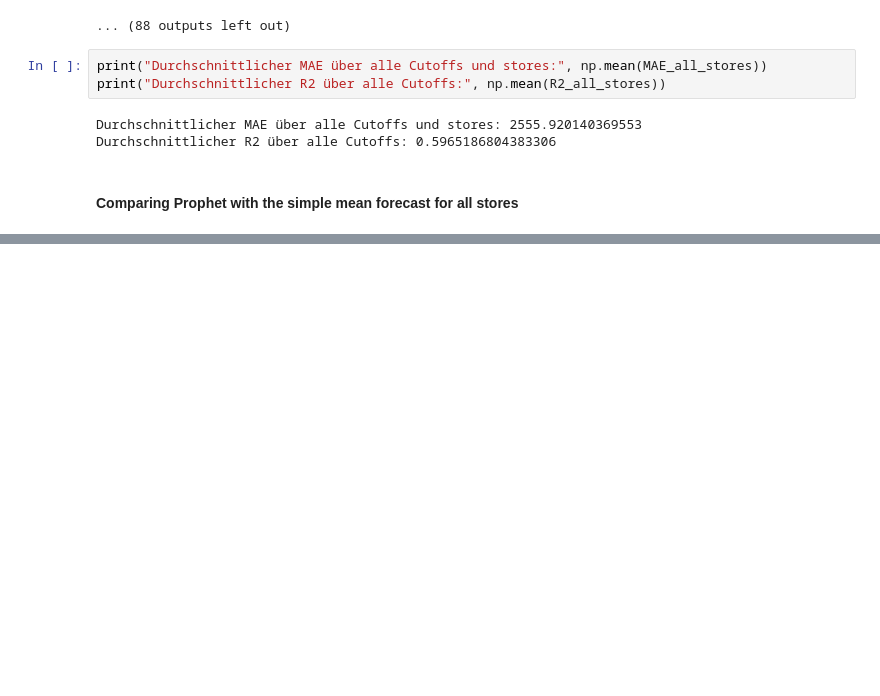
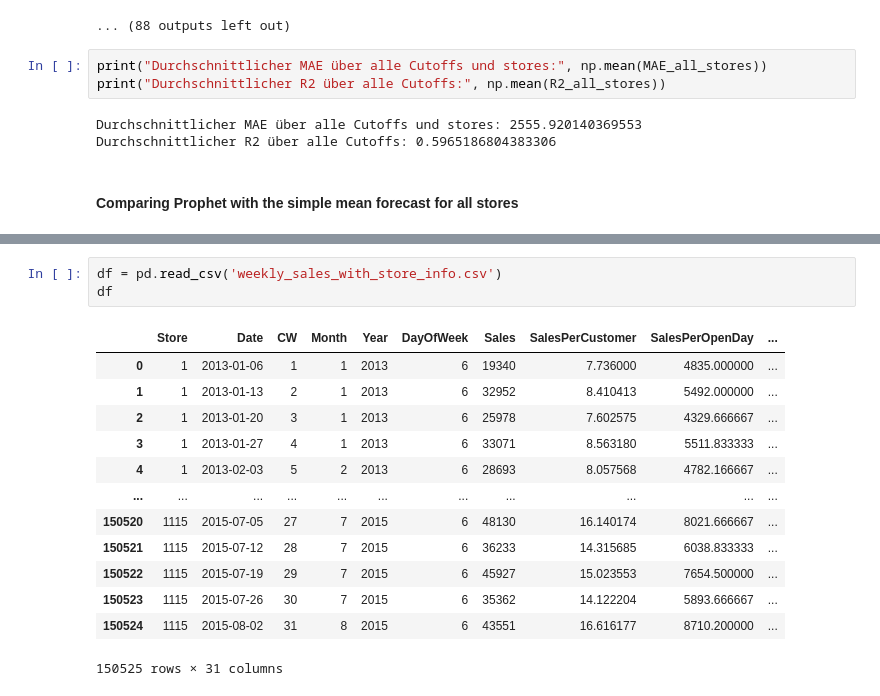
Before and after one commit to Dsite42/Capstone_Project_Rossmann, a Jupyter notebook: Capstone Projekt Rossmann - Predictive Modeling.ipynb, the cells around one changed output, grey strips where cells are left out. Saved outputs shown, nothing was run; the diff lists cells and outputs as text; blank space fills up the shorter version.

```diff
--- a/Capstone Projekt Rossmann - Predictive Modeling.ipynb
+++ b/Capstone Projekt Rossmann - Predictive Modeling.ipynb
@@ -1291,0 +1289,17 @@ Mean of Diff_mean: 5080.371356502242 MAE: 5080.371356502242 R2: 0.12489248642589
+# %%
+df = pd.read_csv('weekly_sales_with_store_info.csv')
+df
+# %% [output]
+|  | Store | Date | CW | Month | Year | DayOfWeek | Sales | SalesPerCustomer | SalesPerOpenDay | ... |
+| 0 | 1 | 2013-01-06 | 1 | 1 | 2013 | 6 | 19340 | 7.736000 | 4835.000000 | ... |
+| 1 | 1 | 2013-01-13 | 2 | 1 | 2013 | 6 | 32952 | 8.410413 | 5492.000000 | ... |
+| 2 | 1 | 2013-01-20 | 3 | 1 | 2013 | 6 | 25978 | 7.602575 | 4329.666667 | ... |
+| 3 | 1 | 2013-01-27 | 4 | 1 | 2013 | 6 | 33071 | 8.563180 | 5511.833333 | ... |
+| 4 | 1 | 2013-02-03 | 5 | 2 | 2013 | 6 | 28693 | 8.057568 | 4782.166667 | ... |
+| ... | ... | ... | ... | ... | ... | ... | ... | ... | ... | ... |
+| 150520 | 1115 | 2015-07-05 | 27 | 7 | 2015 | 6 | 48130 | 16.140174 | 8021.666667 | ... |
+| 150521 | 1115 | 2015-07-12 | 28 | 7 | 2015 | 6 | 36233 | 14.315685 | 6038.833333 | ... |
+| 150522 | 1115 | 2015-07-19 | 29 | 7 | 2015 | 6 | 45927 | 15.023553 | 7654.500000 | ... |
+| 150523 | 1115 | 2015-07-26 | 30 | 7 | 2015 | 6 | 35362 | 14.122204 | 5893.666667 | ... |
+| 150524 | 1115 | 2015-08-02 | 31 | 8 | 2015 | 6 | 43551 | 16.616177 | 8710.200000 | ... |
+150525 rows × 31 columns
```
Also changed, not shown: parts of 9 cells of this notebook, 2 other files.
